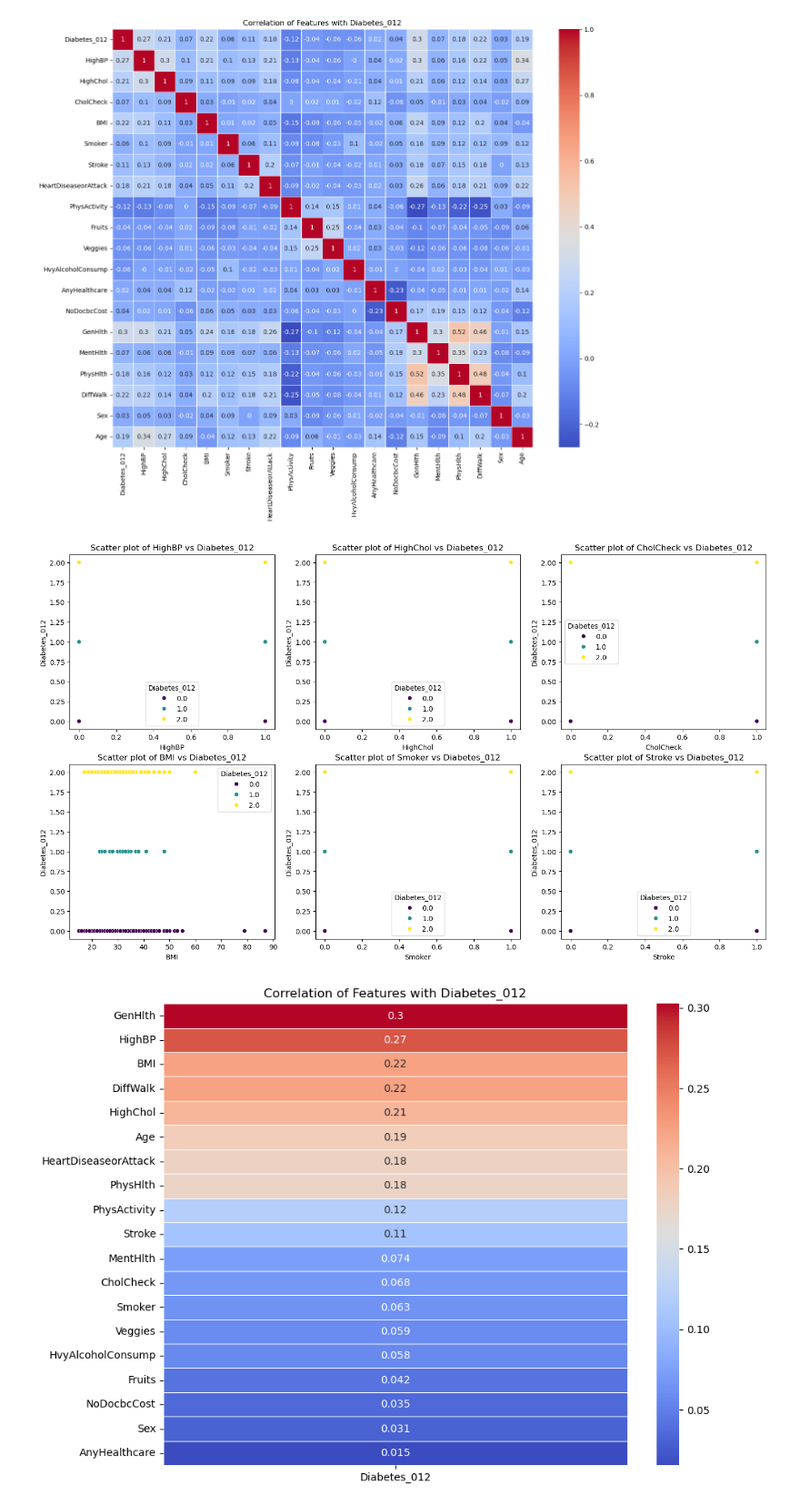
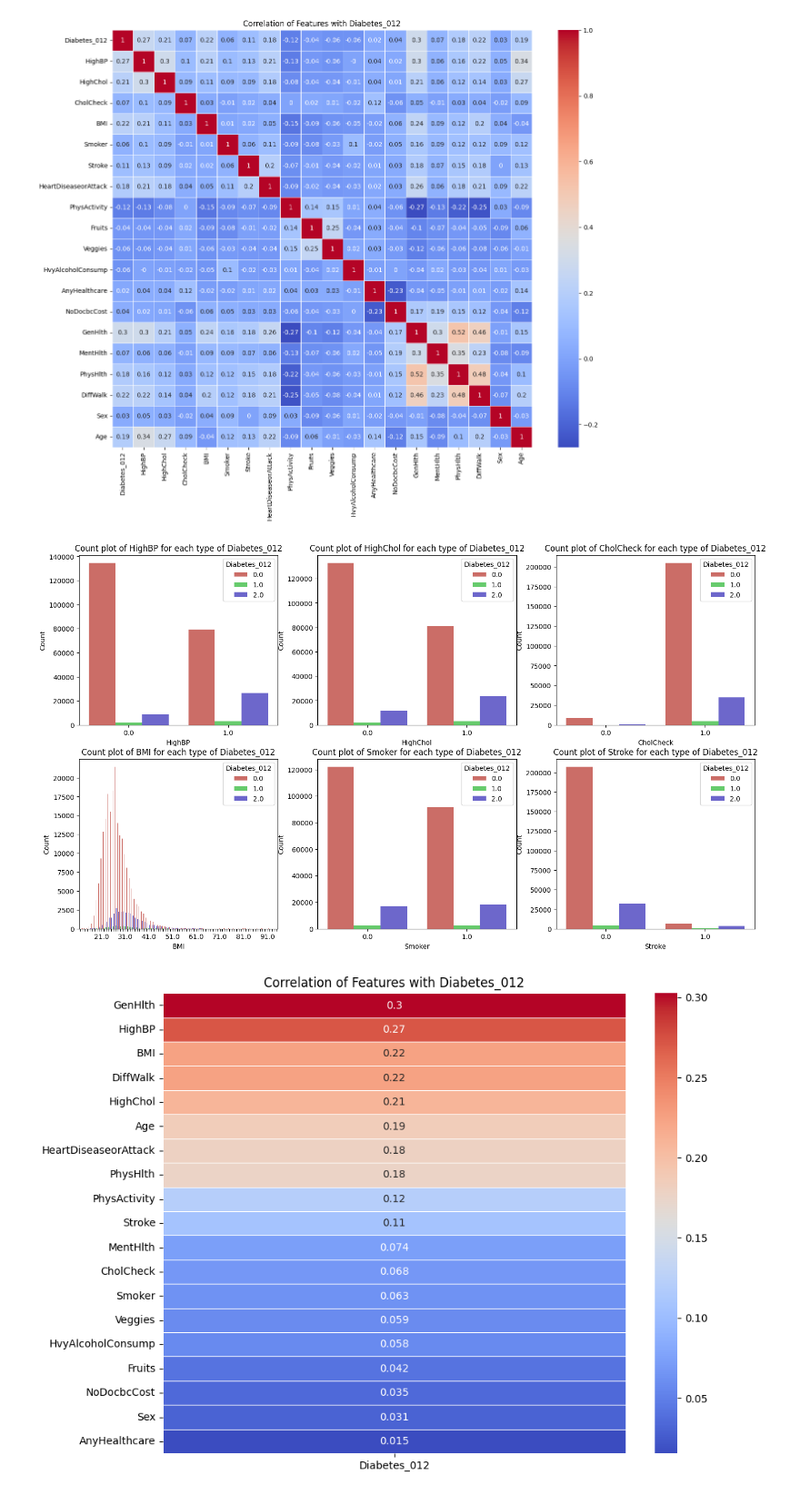
Before and after one commit to horse-3903/aws-wep-group-12, a Jupyter notebook: src/final.ipynb, the cells around one changed output. Shown at 91% size. Drawn from its saved outputs; the diff is of its cells as text; code cells hidden in the pictures.

```diff
--- a/src/final.ipynb
+++ b/src/final.ipynb
@@ -103,11 +103,12 @@ plt.show()
 [figure]
 # %%
 # Scatter plot for Age vs BMI
+palette = sns.color_palette("hls", 3)
 plt.figure(figsize=(10, 6))
-sns.scatterplot(data=df, x='Age', y='BMI', hue='Diabetes_012', palette='coolwarm')
-plt.title('Scatter plot of Age vs BMI')
-plt.xlabel('Age')
-plt.ylabel('BMI')
+sns.scatterplot(data=df, x='BMI', y='Age', hue='Diabetes_012', palette=palette)
+plt.title('Scatter plot of BMI vs Age')
+plt.xlabel('BMI')
+plt.ylabel('Age')
 plt.savefig('../visualisations/age_bmi_scatterplot.png')
 plt.show()
 # %% [output]
@@ -158,25 +169,29 @@ plt.show()
 # %% [output]
 [figure]
 # %%
+import seaborn.objects as so
 # Get the top 3 most correlated features with Diabetes_012
 top_features = corr.drop(labels=["Diabetes_012"], axis=0).head(6).index
 
 # Plot scatterplots for the top 6 features
 plt.figure(figsize=(18, 10))
 
 for i, feature in enumerate(top_features, 1):
     plt.subplot(2, 3, i)
 
-    # Get top 1000 samples to avoid overplotting
-    sns.scatterplot(data=df.sample(1000), x=feature, y='Diabetes_012', hue='Diabetes_012', palette='viridis')
-    plt.title(f'Scatter plot of {feature} vs Diabetes_012')
+    plot = sns.countplot(df, x=feature, hue="Diabetes_012",palette=palette)
+    plt.title(f'Count plot of {feature} for each type of Diabetes_012')
+    if len(pd.unique(df[feature])) > 50:
+        for (j,label) in enumerate(plot.axes.get_xticklabels(),1):
+            if j % 10 != 0:
+                label.set_visible(False)
     plt.xlabel(feature)
-    plt.ylabel('Diabetes_012')
+    plt.ylabel('Count')
 
-plt.savefig('../visualisations/top_features_scatterplots.png')
+plt.savefig('../visualisations/top_features_count.png')
 plt.show()
 # %% [output]
-[figure, old version]
+[figure, new version]
 # %%
 # Correlation of Features with Diabetes_012
 clean_corr = corr[['Diabetes_012']].drop(labels=["Diabetes_012"], axis=0).map(lambda x: abs(x)).sort_values(by='Diabetes_012', ascending=False)
```
Also changed, not shown: parts of 14 cells of this notebook.
